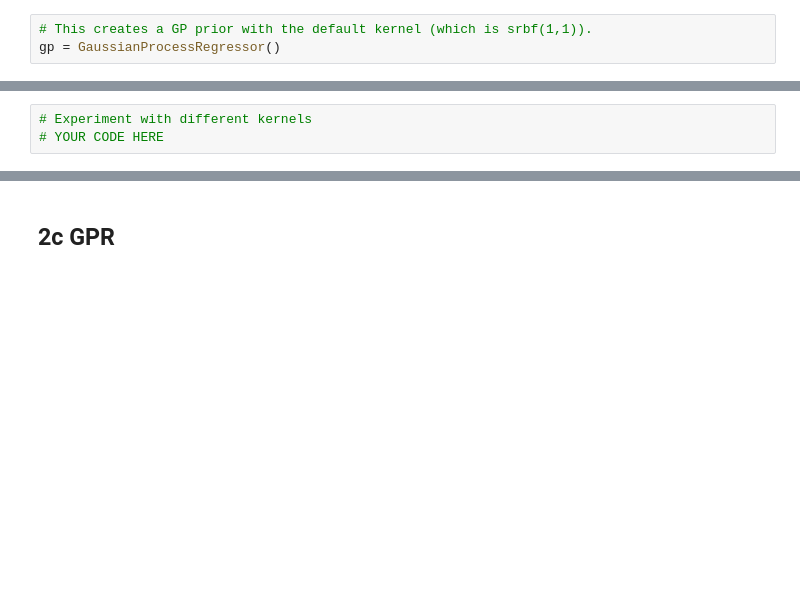
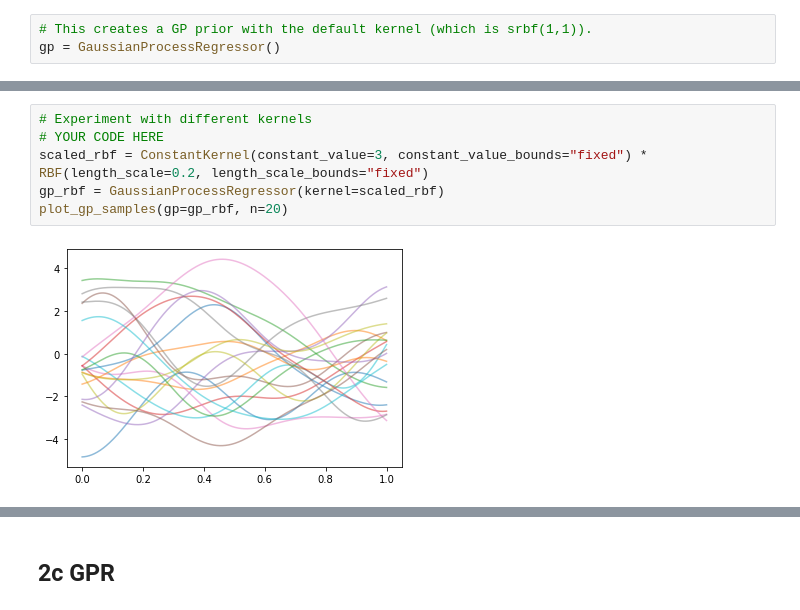
Before and after one commit to timurcarstensen/ie-678-deep-learning, a Jupyter notebook: dl22-a03/a03.ipynb, the cells around one changed output, grey strips where cells are left out. Saved outputs shown, nothing was run; the diff lists cells and outputs as text; blank space fills up the shorter version.

```diff
--- a/dl22-a03/a03.ipynb
+++ b/dl22-a03/a03.ipynb
@@ -177,3 +243,8 @@ plot_gp_samples(gp, 100)
 # %%
 # Experiment with different kernels
 # YOUR CODE HERE
+scaled_rbf = ConstantKernel(constant_value=3, constant_value_bounds="fixed") * RBF(length_scale=0.2, length_scale_bounds="fixed")
+gp_rbf = GaussianProcessRegressor(kernel=scaled_rbf)
+plot_gp_samples(gp=gp_rbf, n=20)
+# %% [output]
+[figure, added]
```
Also changed, not shown: parts of 18 cells of this notebook.
